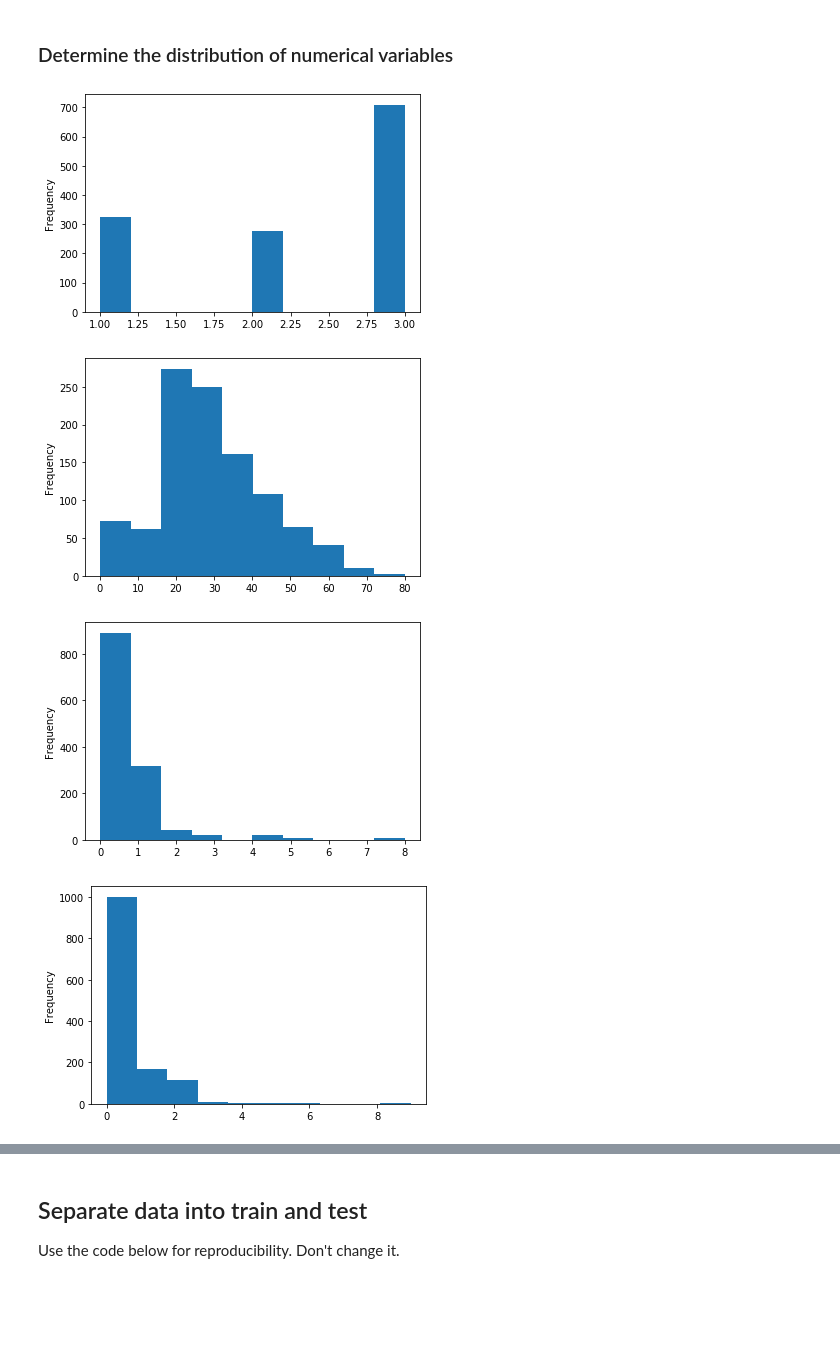
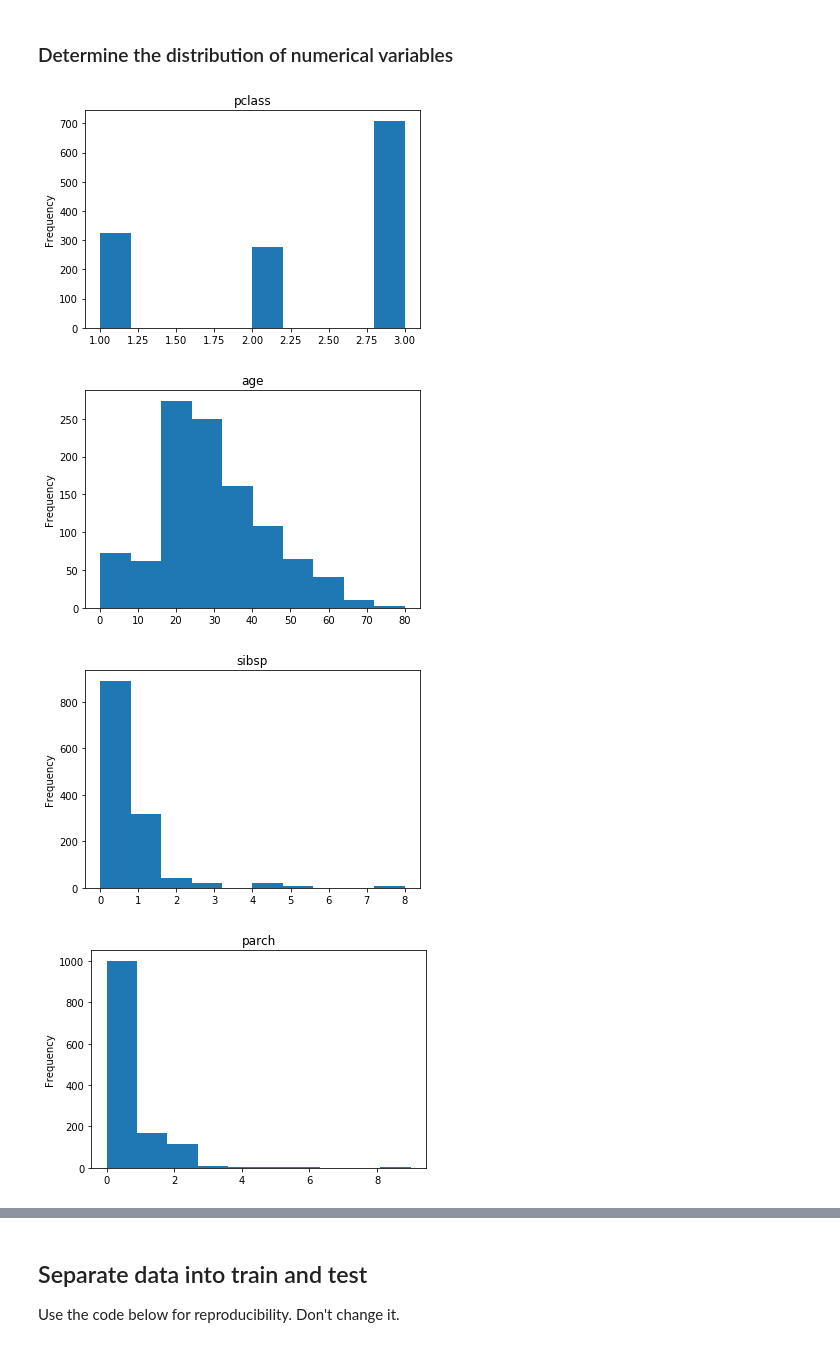
Before and after one commit to SergioMarreroMarrero/dmlm, a Jupyter notebook: titanic/ResEnv/Predicting-Survival-Titanic-Assignement.ipynb, the cells around one changed output, grey strips where cells are left out. Drawn from its saved outputs; the diff is of its cells as text; code cells hidden in the pictures; blank space fills up the shorter version.

```diff
--- a/titanic/ResEnv/Predicting-Survival-Titanic-Assignement.ipynb
+++ b/titanic/ResEnv/Predicting-Survival-Titanic-Assignement.ipynb
@@ -171,13 +181,14 @@ title : 5
 # %%
 def print_distributions(X, col):
 
     X[col].plot(kind='hist')
+    plt.title(col)
     plt.show()
 
 for col in vars_num:
     print_distributions(data, col)
 # %% [output]
-[figure, old version]
+[figure, new version]
-[figure, old version]
+[figure, new version]
-[figure, old version]
+[figure, new version]
-[figure, old version]
+[figure, new version]
```
Also changed, not shown: parts of 31 cells of this notebook, 3 other files.
